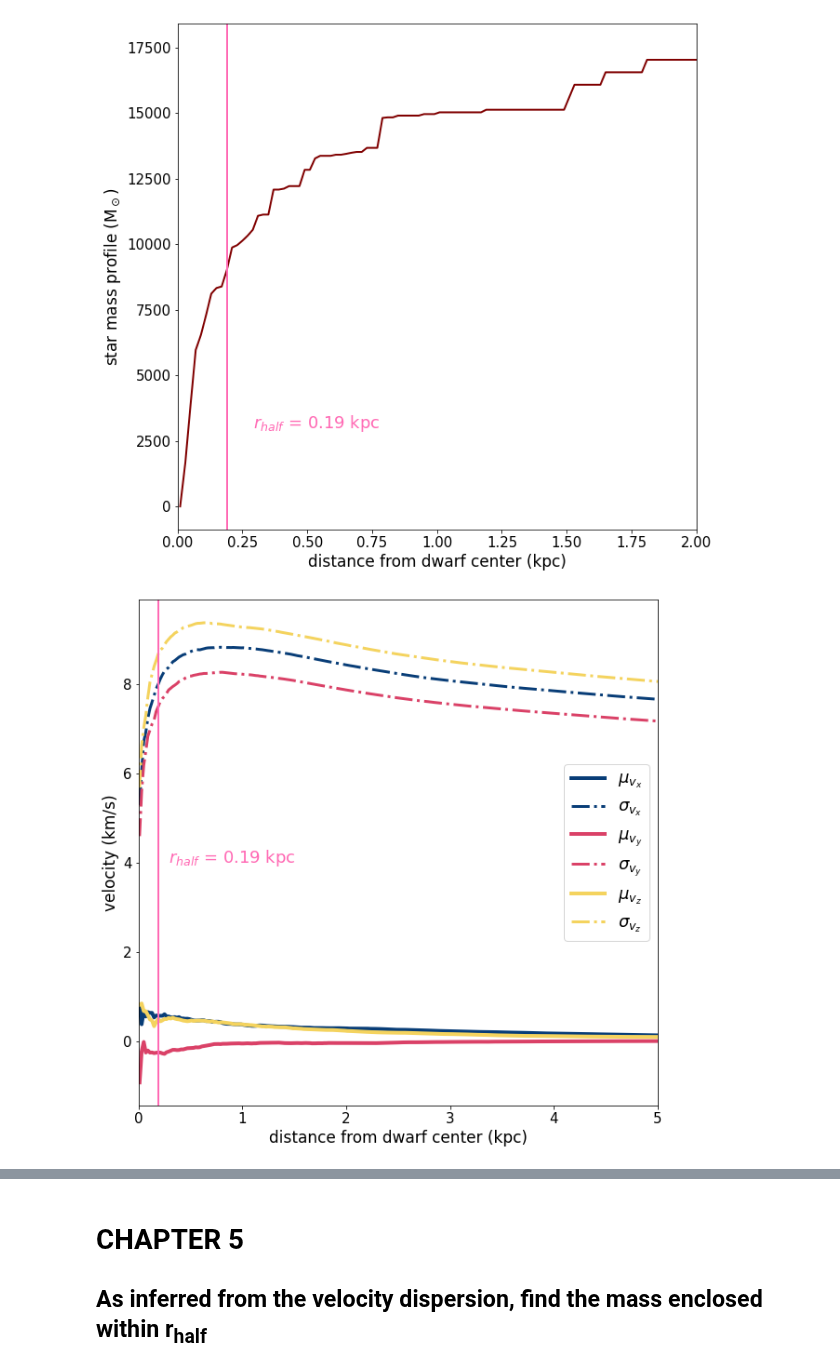
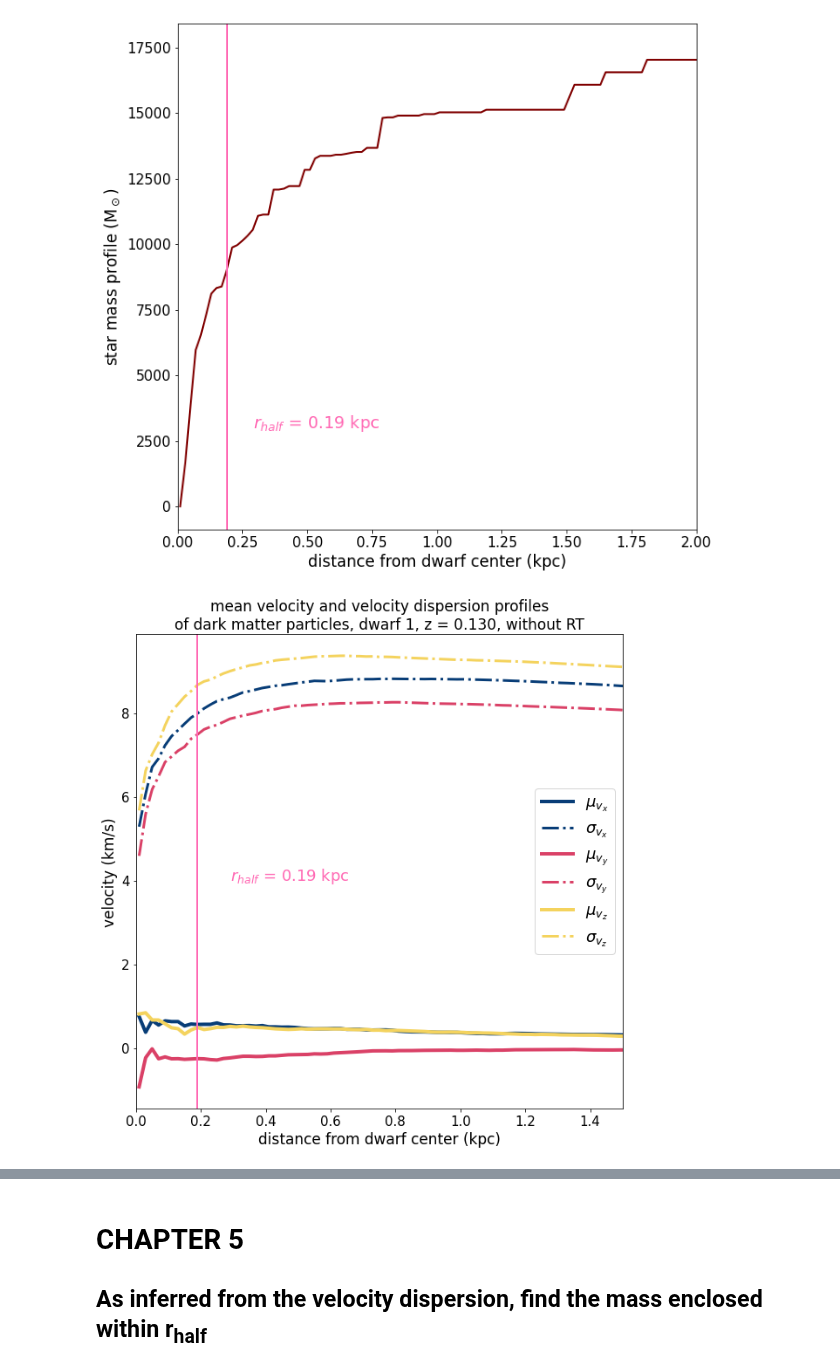
Before and after one commit to nguyenbinh1612/Binh_UFD, a Jupyter notebook: velocity/velocity_d1_noRT.ipynb, the cells around one changed output, grey strips where cells are left out. Drawn from its saved outputs; the diff is of its cells as text; code cells hidden in the pictures.

Commit message:
added new plots!!! :sparkles:

```diff
--- a/velocity/velocity_d1_noRT.ipynb
+++ b/velocity/velocity_d1_noRT.ipynb
@@ -304,24 +304,25 @@ plt.show()
 # %%
 fig, ax = plt.subplots(figsize=[10, 10])
 
 plt.plot(radius_array, mean_vx, linewidth=4, color='#083D77', label='$\mu_{v_x}$')
 plt.plot(radius_array, sigma_dm_vx, linewidth=3, linestyle='-.', color='#083D77', label='$\sigma_{v_x}$')
 plt.plot(radius_array, mean_vy, linewidth=4, color='#DA4167', label='$\mu_{v_y}$')
 plt.plot(radius_array, sigma_dm_vy, linewidth=3, linestyle='-.', color='#DA4167', label='$\sigma_{v_y}$')
 plt.plot(radius_array, mean_vz, linewidth=4, color='#F4D35E', label='$\mu_{v_z}$')
 plt.plot(radius_array, sigma_dm_vz, linewidth=3, linestyle='-.', color='#F4D35E', label='$\sigma_{v_z}$')
 
 plt.axvline(r_half, color='hotpink', linewidth=2)
 plt.text(r_half + 0.1, 4, '''$r_{half}$ = ''' + str(round(r_half, 3)) + ''' kpc''', fontsize=18, color='hotpink')
 
 plt.xlabel('distance from dwarf center (kpc)', fontsize=17)
 plt.ylabel('velocity (km/s)', fontsize=17) # using LATEX here!
-plt.xlim(0, 5)
-#plt.title('mean velocity and velocity dispersion profiles\nof dark matter particles, dwarf 1, z = 0.130, without RT', loc='center', fontsize=17)
+plt.xlim(0, 1.5)
+#plt.ylim(4)
+plt.title('mean velocity and velocity dispersion profiles\nof dark matter particles, dwarf 1, z = 0.130, without RT', loc='center', fontsize=17)
 plt.xticks(fontsize=15)
 plt.yticks(fontsize=15)
 plt.legend(loc='center right', fontsize=18, markerscale=2)
 
 plt.show()
 # %% [output]
-[figure, old version]
+[figure, new version]
```
Also changed, not shown: parts of 5 cells of this notebook, 2 other files.
